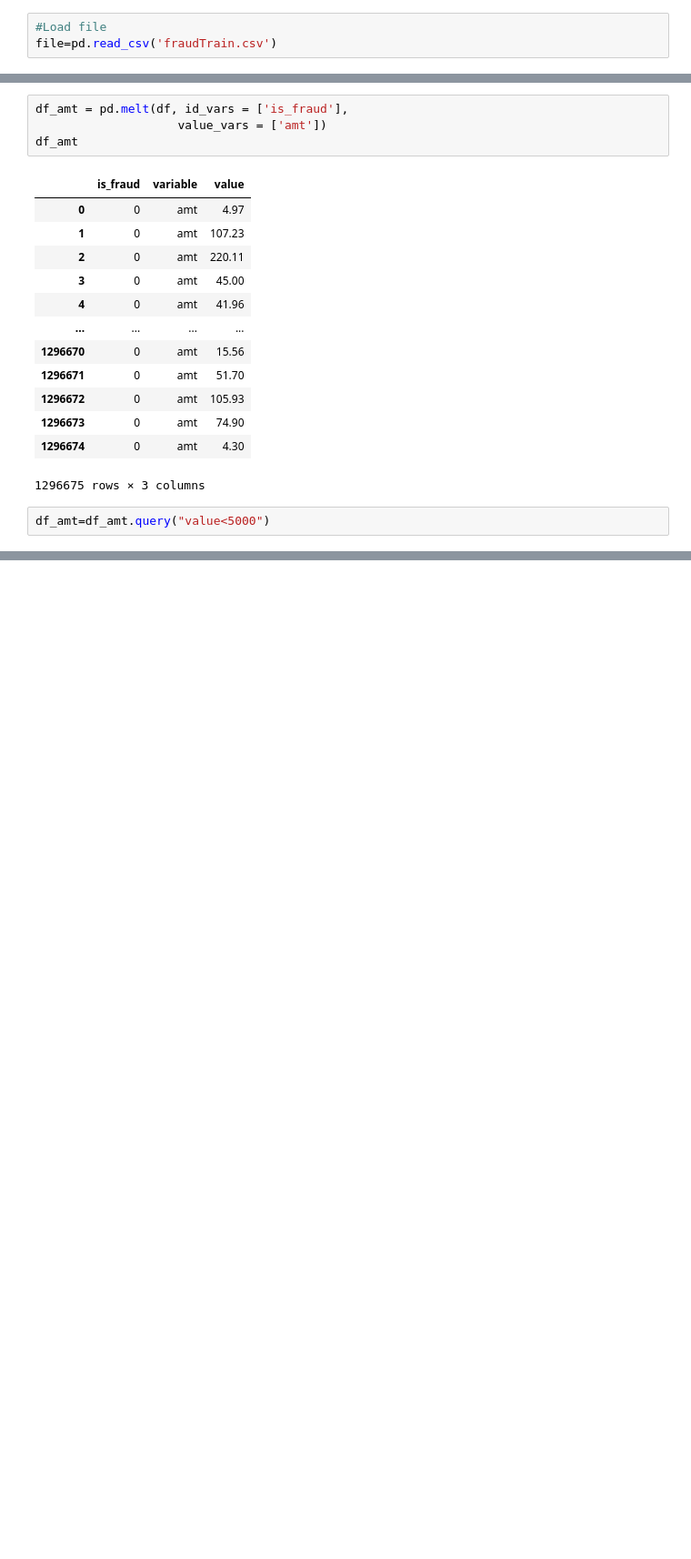
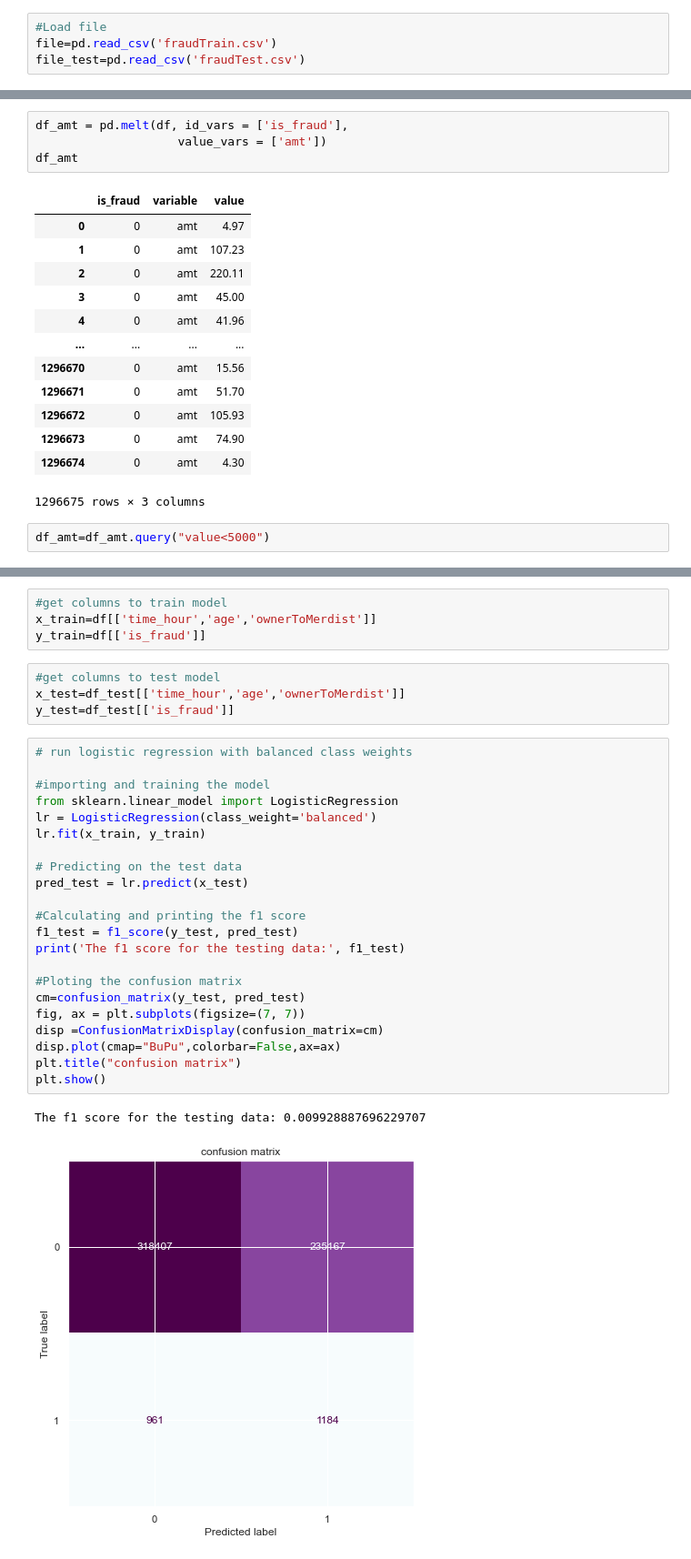
Before and after one commit to kdmanwani/credit_fraud, a Jupyter notebook: credit_card_fraud.ipynb, the cells around one changed output, grey strips where cells are left out. Shown at 91% size. Cells and saved outputs as stored; diff of their text form; blank space fills up the shorter version.

Commit message:
added logistic reg model with balanced weight

```diff
--- a/credit_card_fraud.ipynb
+++ b/credit_card_fraud.ipynb
@@ -10,6 +11,7 @@ import seaborn as sns
 # %%
 #Load file
 file=pd.read_csv('fraudTrain.csv')
+file_test=pd.read_csv('fraudTest.csv')
 # %%
 # delete unnamed column
 df = file.loc[:, ~file.columns.str.contains('^Unnamed')]
@@ -321,0 +383,33 @@ df.groupby('is_fraud').agg({'amt':['mean', 'median', q25, q75]}).round(0)
+# %%
+#get columns to train model
+x_train=df[['time_hour','age','ownerToMerdist']]
+y_train=df[['is_fraud']]
+# %%
+#get columns to test model
+x_test=df_test[['time_hour','age','ownerToMerdist']]
+y_test=df_test[['is_fraud']]
+# %%
+# run logistic regression with balanced class weights
+
+#importing and training the model
+from sklearn.linear_model import LogisticRegression
+lr = LogisticRegression(class_weight='balanced')
+lr.fit(x_train, y_train)
+
+# Predicting on the test data
+pred_test = lr.predict(x_test)
+
+#Calculating and printing the f1 score
+f1_test = f1_score(y_test, pred_test)
+print('The f1 score for the testing data:', f1_test)
+
+#Ploting the confusion matrix
+cm=confusion_matrix(y_test, pred_test)
+fig, ax = plt.subplots(figsize=(7, 7))
+disp =ConfusionMatrixDisplay(confusion_matrix=cm)
+disp.plot(cmap="BuPu",colorbar=False,ax=ax)
+plt.title("confusion matrix")
+plt.show()
+# %% [output]
+The f1 score for the testing data: 0.009928887696229707
+[figure, added]
```
Also changed, not shown: parts of 9 cells of this notebook.
